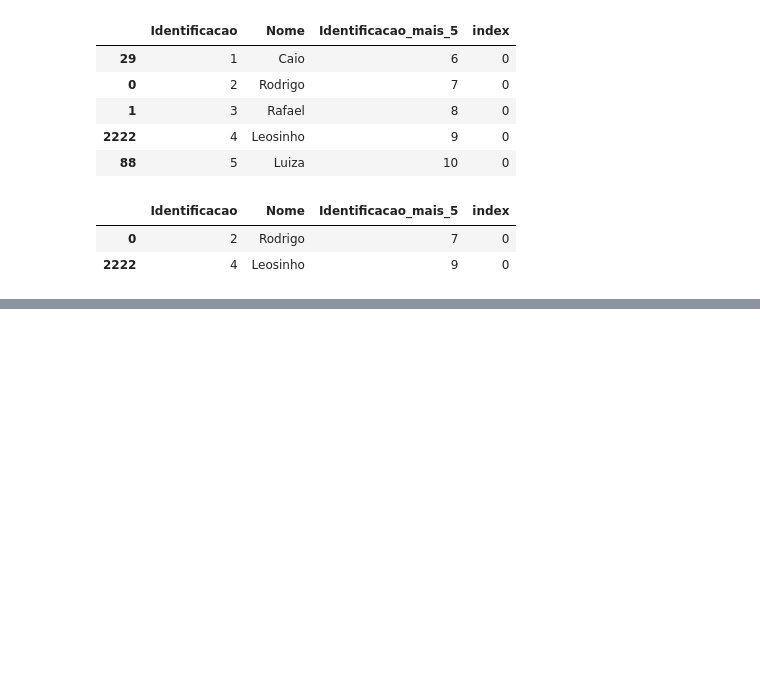
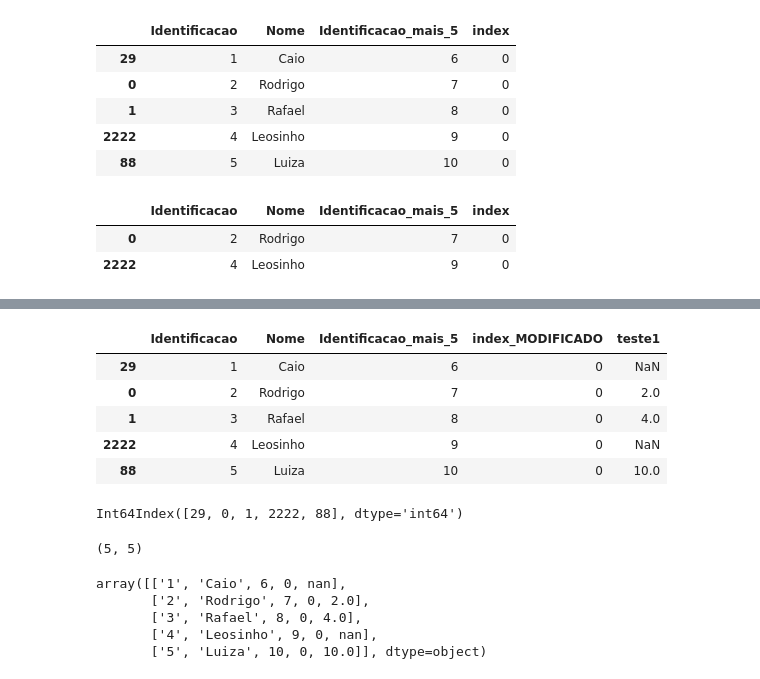
Before and after one commit to Kristhianno/Working_with_List_using_Python, a Jupyter notebook: Python_knowing_DataFrame.ipynb, the cells around one changed output, grey strips where cells are left out. Drawn from its saved outputs; the diff is of its cells as text; code cells hidden in the pictures; blank space fills up the shorter version.

```diff
--- a/Python_knowing_DataFrame.ipynb
+++ b/Python_knowing_DataFrame.ipynb
@@ -397,0 +463,27 @@ df3.loc[[0,2222]] # para retornar dados por nomes especificos basta passar uma l
+# %%
+df3.columns = ['Identificacao', 'Nome', 'Identificacao_mais_5', 'index_MODIFICADO', 'teste1']
+# %%
+df3
+# %% [output]
+|  | Identificacao | Nome | Identificacao_mais_5 | index_MODIFICADO | teste1 |
+| 29 | 1 | Caio | 6 | 0 | NaN |
+| 0 | 2 | Rodrigo | 7 | 0 | 2.0 |
+| 1 | 3 | Rafael | 8 | 0 | 4.0 |
+| 2222 | 4 | Leosinho | 9 | 0 | NaN |
+| 88 | 5 | Luiza | 10 | 0 | 10.0 |
+# %%
+df3.index
+# %% [output]
+Int64Index([29, 0, 1, 2222, 88], dtype='int64')
+# %%
+df3.shape # shape nos mostra primeiramente o numeros de linhas e depois colunas do DataFrame
+# %% [output]
+(5, 5)
+# %%
+df3.values # values nos mostra as listas de cada linha do DataFrame
+# %% [output]
+array([['1', 'Caio', 6, 0, nan],
+       ['2', 'Rodrigo', 7, 0, 2.0],
+       ['3', 'Rafael', 8, 0, 4.0],
+       ['4', 'Leosinho', 9, 0, nan],
+       ['5', 'Luiza', 10, 0, 10.0]], dtype=object)
```
Also changed, not shown: parts of 15 cells of this notebook.
